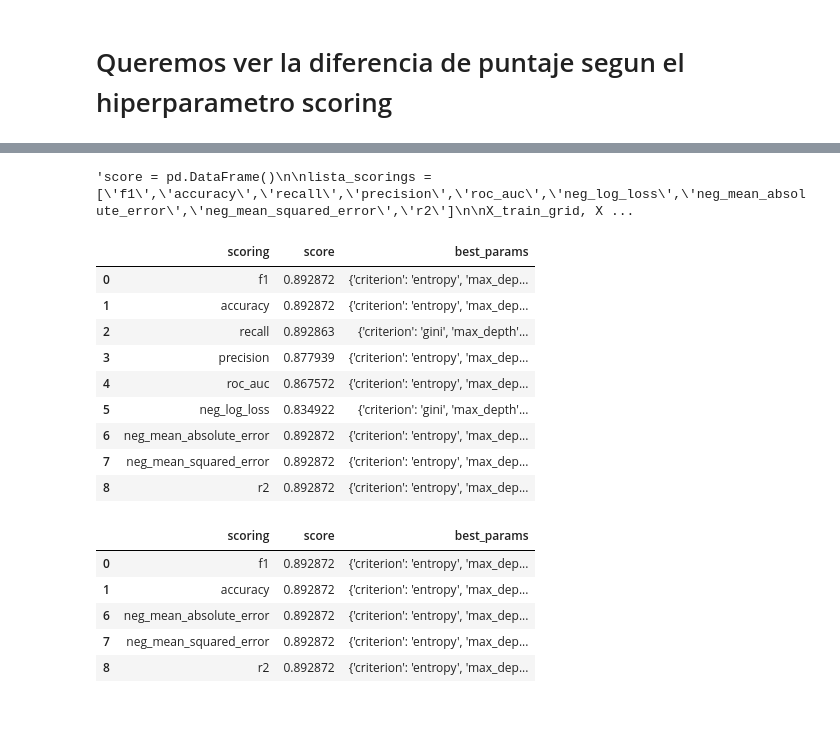
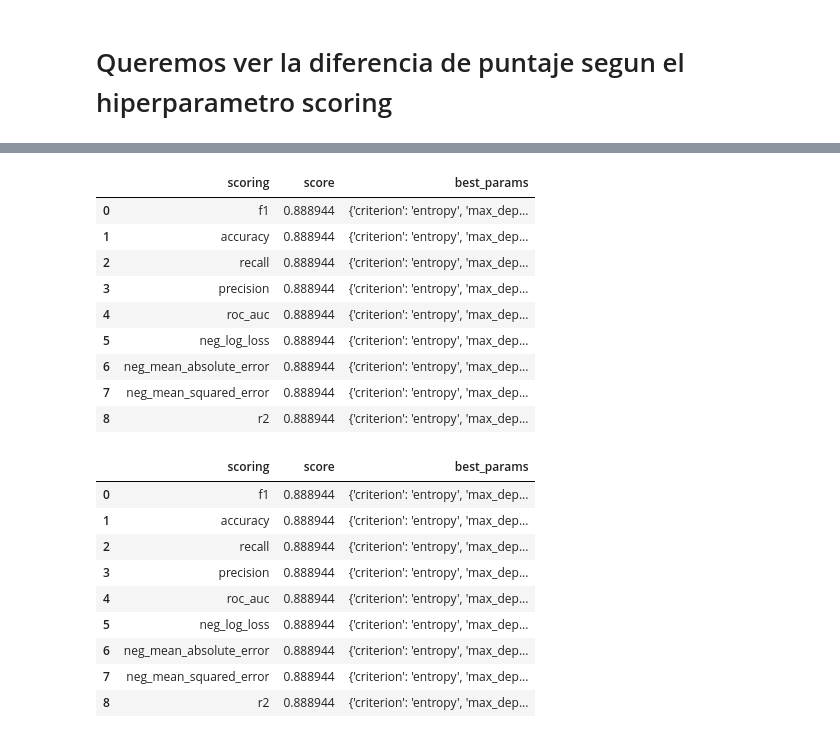
Before and after one commit to franmazzaro/7506R-2C2023-GRUPO39, a Jupyter notebook: 7506R_TP1_GRUPO39_CHP2_ENTREGA.ipynb, the cells around one changed output, grey strips where cells are left out. Drawn from its saved outputs; the diff is of its cells as text; code cells hidden in the pictures.

```diff
--- a/7506R_TP1_GRUPO39_CHP2_ENTREGA.ipynb
+++ b/7506R_TP1_GRUPO39_CHP2_ENTREGA.ipynb
@@ -330,4 +269,0 @@ reservas_limpio = pd.get_dummies(reservas_limpio, columns=["arrival_date_year"],
-# %%
-for year in paises_no_train:
-
-  reservas_limpio["arrival_date_year_" + year] = np.int64(0)
@@ -680,0 +610,22 @@ AUC-ROC: 0.8887732270459641
+# %%
+X_train_grid, X_test_grid, y_train_grid, y_test_grid = train_test_split(X_train_balanced, y_train_balanced, test_size=0.2, random_state=42)
+
+score_grid = pd.DataFrame()
+for k in range(2, 10):
+
+  param_grid = {
+    'criterion': ['entropy'],
+    'max_depth': [None],
+    'min_samples_split': [2],
+    'min_samples_leaf': [1]
+  }
+
+  base_tree = DecisionTreeClassifier(random_state=42)
+
+  grid_search = GridSearchCV(base_tree, param_grid, cv=k, scoring='accuracy', n_jobs=-1)
+
+
+  grid_search.fit(X_train_grid, y_train_grid)
+
+  new_row = {'fold': k, "score": grid_search.best_score_}
+  score_grid = score_grid.append(new_row, ignore_index=True)
@@ -683,5 +674,5 @@ AUC-ROC: 0.8887732270459641
 # %%
-'''score = pd.DataFrame()
+score_types = pd.DataFrame()
 
 lista_scorings = ['f1','accuracy','recall','precision','roc_auc','neg_log_loss','neg_mean_absolute_error','neg_mean_squared_error','r2']
 
@@ -689,47 +680,47 @@ X_train_grid, X_test_grid, y_train_grid, y_test_grid = train_test_split(X_train_
 
 for k in lista_scorings:
 
-# Definimos un árbol de decisión con hiperparámetros
   clf = DecisionTreeClassifier(random_state=42)
 
   param_grid = {
-    'criterion': ['gini', 'entropy'],
-    'max_depth': [None, 10, 20, 30],
-    'min_samples_split': [2, 5, 10],
-    'min_samples_leaf': [1, 2, 4]
+    'criterion': ['entropy'],
+    'max_depth': [None],
+    'min_samples_split': [2],
+    'min_samples_leaf': [1]
   }
 
 
-  grid_search = GridSearchCV(clf, param_grid, cv=5, scoring=k, n_jobs=-1)
+  grid_search = GridSearchCV(clf, param_grid, cv=7, scoring=k, n_jobs=-1)
 
-  # Realizar la búsqueda de hiperparámetros en los datos de entrenamiento balanceados
   grid_search.fit(X_train_grid, y_train_grid)
 
   y_pred = grid_search.predict(X_test_grid)
 
   new_row = {'scoring': k, "score": f1_score(y_test_grid, y_pred), "best_params": grid_search.best_params_}
-  score = score.append(new_row, ignore_index=True)'''
+  score_types = score_types.append(new_row, ignore_index=True)
-# %% [output]
-'score = pd.DataFrame()\n\nlista_scorings = [\'f1\',\'accuracy\',\'recall\',\'precision\',\'roc_auc\',\'neg_log_loss\',\'neg_mean_absolute_error\',\'neg_mean_squared_error\',\'r2\']\n\nX_train_grid, X ...
 # %%
-score.head(10)
+score_types.head(10)
 # %% [output]
 |  | scoring | score | best_params |
-| 0 | f1 | 0.892872 | {'criterion': 'entropy', 'max_dep... |
-| 1 | accuracy | 0.892872 | {'criterion': 'entropy', 'max_dep... |
-| 2 | recall | 0.892863 | {'criterion': 'gini', 'max_depth'... |
-| 3 | precision | 0.877939 | {'criterion': 'entropy', 'max_dep... |
-| 4 | roc_auc | 0.867572 | {'criterion': 'entropy', 'max_dep... |
-| 5 | neg_log_loss | 0.834922 | {'criterion': 'gini', 'max_depth'... |
-| 6 | neg_mean_absolute_error | 0.892872 | {'criterion': 'entropy', 'max_dep... |
-| 7 | neg_mean_squared_error | 0.892872 | {'criterion': 'entropy', 'max_dep... |
-| 8 | r2 | 0.892872 | {'criterion': 'entropy', 'max_dep... |
+| 0 | f1 | 0.888944 | {'criterion': 'entropy', 'max_dep... |
+| 1 | accuracy | 0.888944 | {'criterion': 'entropy', 'max_dep... |
+| 2 | recall | 0.888944 | {'criterion': 'entropy', 'max_dep... |
+| 3 | precision | 0.888944 | {'criterion': 'entropy', 'max_dep... |
+| 4 | roc_auc | 0.888944 | {'criterion': 'entropy', 'max_dep... |
+| 5 | neg_log_loss | 0.888944 | {'criterion': 'entropy', 'max_dep... |
+| 6 | neg_mean_absolute_error | 0.888944 | {'criterion': 'entropy', 'max_dep... |
+| 7 | neg_mean_squared_error | 0.888944 | {'criterion': 'entropy', 'max_dep... |
+| 8 | r2 | 0.888944 | {'criterion': 'entropy', 'max_dep... |
 # %%
-score[score['score'].max() == score['score']]
+score_types[score_types['score'].max() == score_types['score']]
 # %% [output]
 |  | scoring | score | best_params |
-| 0 | f1 | 0.892872 | {'criterion': 'entropy', 'max_dep... |
-| 1 | accuracy | 0.892872 | {'criterion': 'entropy', 'max_dep... |
-| 6 | neg_mean_absolute_error | 0.892872 | {'criterion': 'entropy', 'max_dep... |
-| 7 | neg_mean_squared_error | 0.892872 | {'criterion': 'entropy', 'max_dep... |
-| 8 | r2 | 0.892872 | {'criterion': 'entropy', 'max_dep... |
+| 0 | f1 | 0.888944 | {'criterion': 'entropy', 'max_dep... |
+| 1 | accuracy | 0.888944 | {'criterion': 'entropy', 'max_dep... |
+| 2 | recall | 0.888944 | {'criterion': 'entropy', 'max_dep... |
+| 3 | precision | 0.888944 | {'criterion': 'entropy', 'max_dep... |
+| 4 | roc_auc | 0.888944 | {'criterion': 'entropy', 'max_dep... |
+| 5 | neg_log_loss | 0.888944 | {'criterion': 'entropy', 'max_dep... |
+| 6 | neg_mean_absolute_error | 0.888944 | {'criterion': 'entropy', 'max_dep... |
+| 7 | neg_mean_squared_error | 0.888944 | {'criterion': 'entropy', 'max_dep... |
+| 8 | r2 | 0.888944 | {'criterion': 'entropy', 'max_dep... |
```
Also changed, not shown: parts of 104 cells of this notebook.
